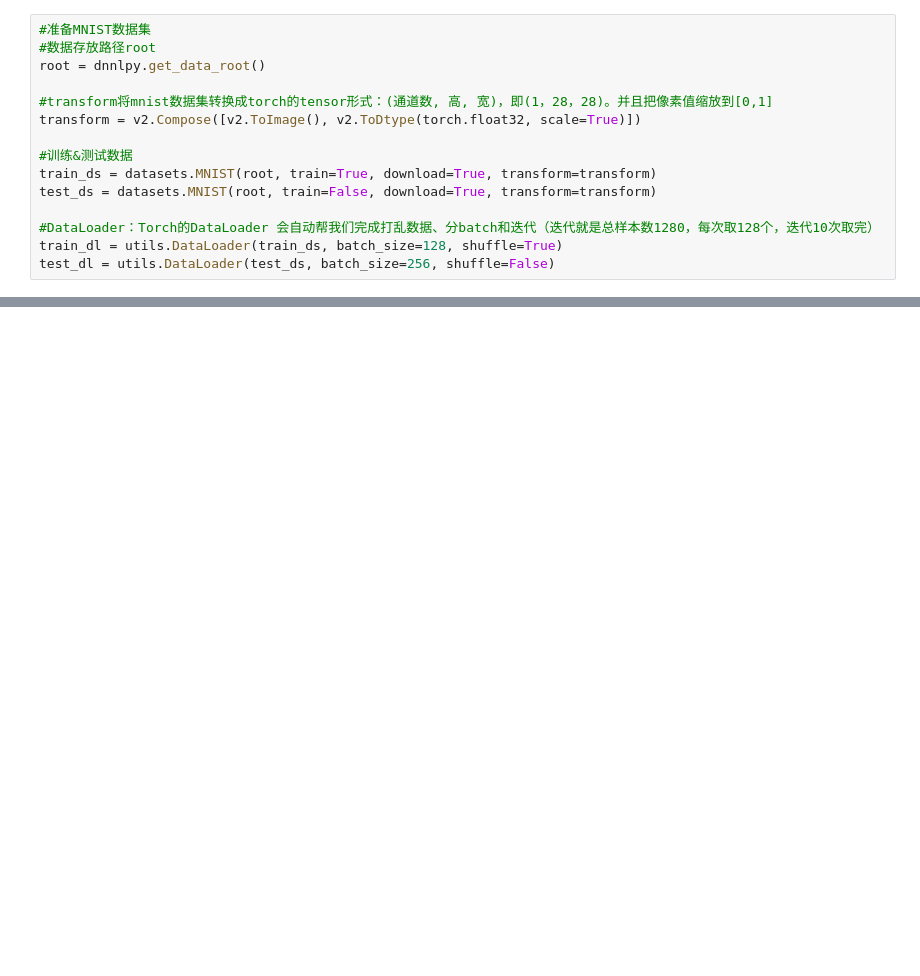
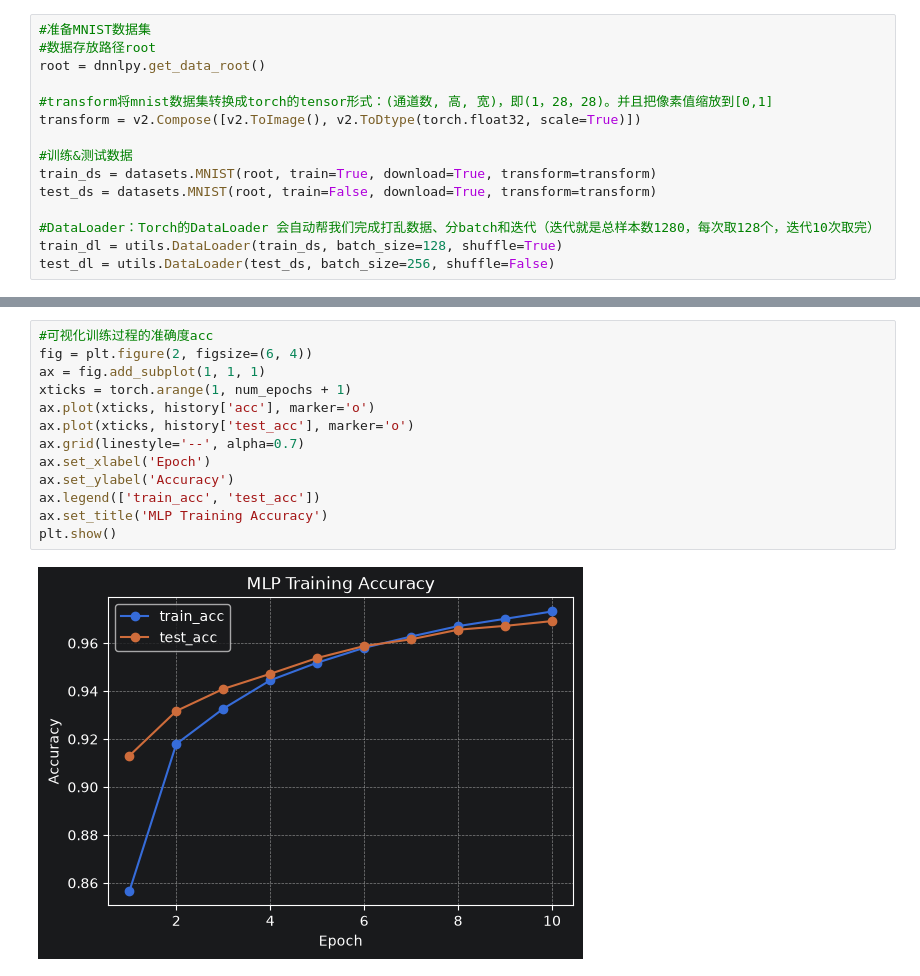
Before and after one commit to HuWanliang/MLP, a Jupyter notebook: MLPinTorchforMNIST.ipynb, the cells around one changed output, grey strips where cells are left out. Drawn from its saved outputs; the diff is of its cells as text; blank space fills up the shorter version.

```diff
--- a/MLPinTorchforMNIST.ipynb
+++ b/MLPinTorchforMNIST.ipynb
@@ -66,0 +151,15 @@ for epoch in range(1,num_epochs+1):
+# %%
+#可视化训练过程的准确度acc
+fig = plt.figure(2, figsize=(6, 4))
+ax = fig.add_subplot(1, 1, 1)
+xticks = torch.arange(1, num_epochs + 1)
+ax.plot(xticks, history['acc'], marker='o')
+ax.plot(xticks, history['test_acc'], marker='o')
+ax.grid(linestyle='--', alpha=0.7)
+ax.set_xlabel('Epoch')
+ax.set_ylabel('Accuracy')
+ax.legend(['train_acc', 'test_acc'])
+ax.set_title('MLP Training Accuracy')
+plt.show()
+# %% [output]
+[figure, added]
```
Also changed, not shown: parts of 6 cells of this notebook.
